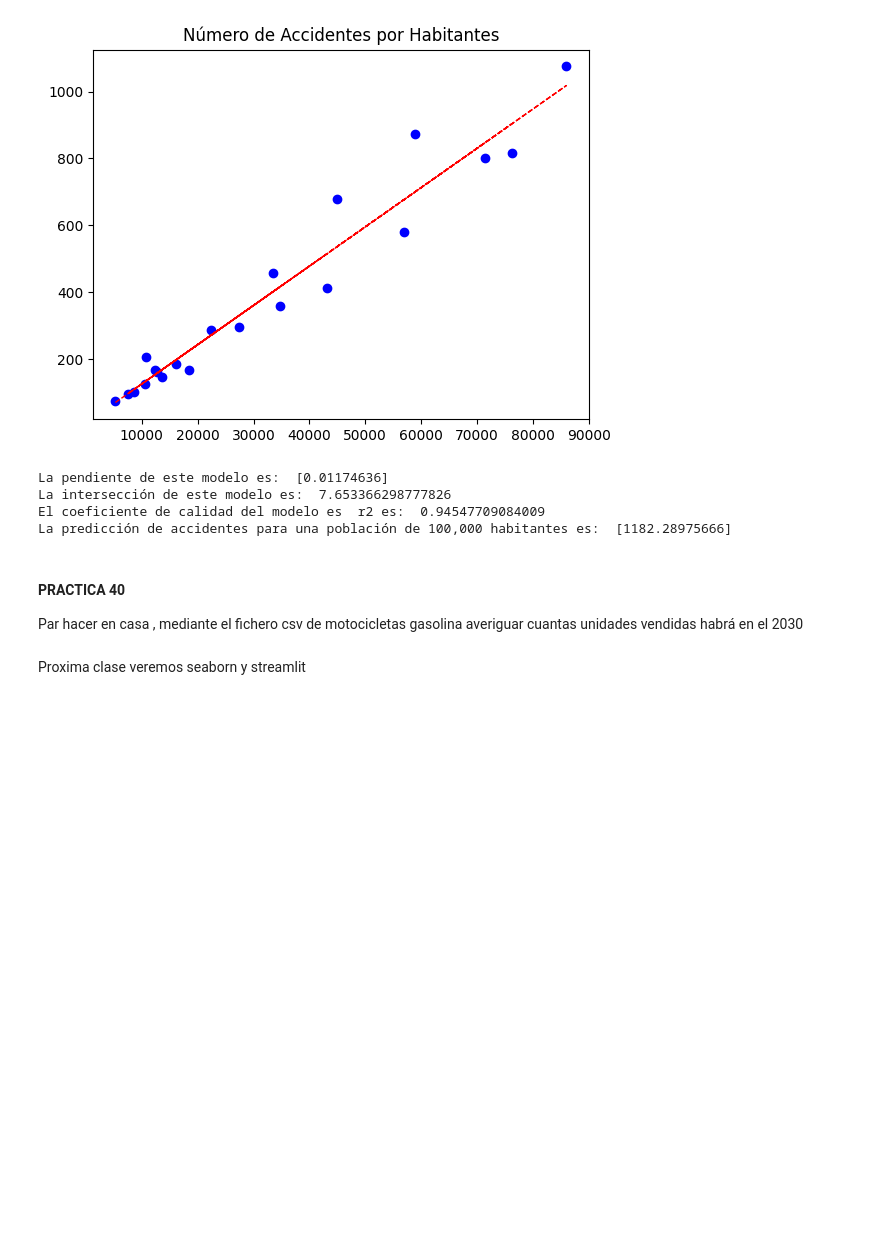
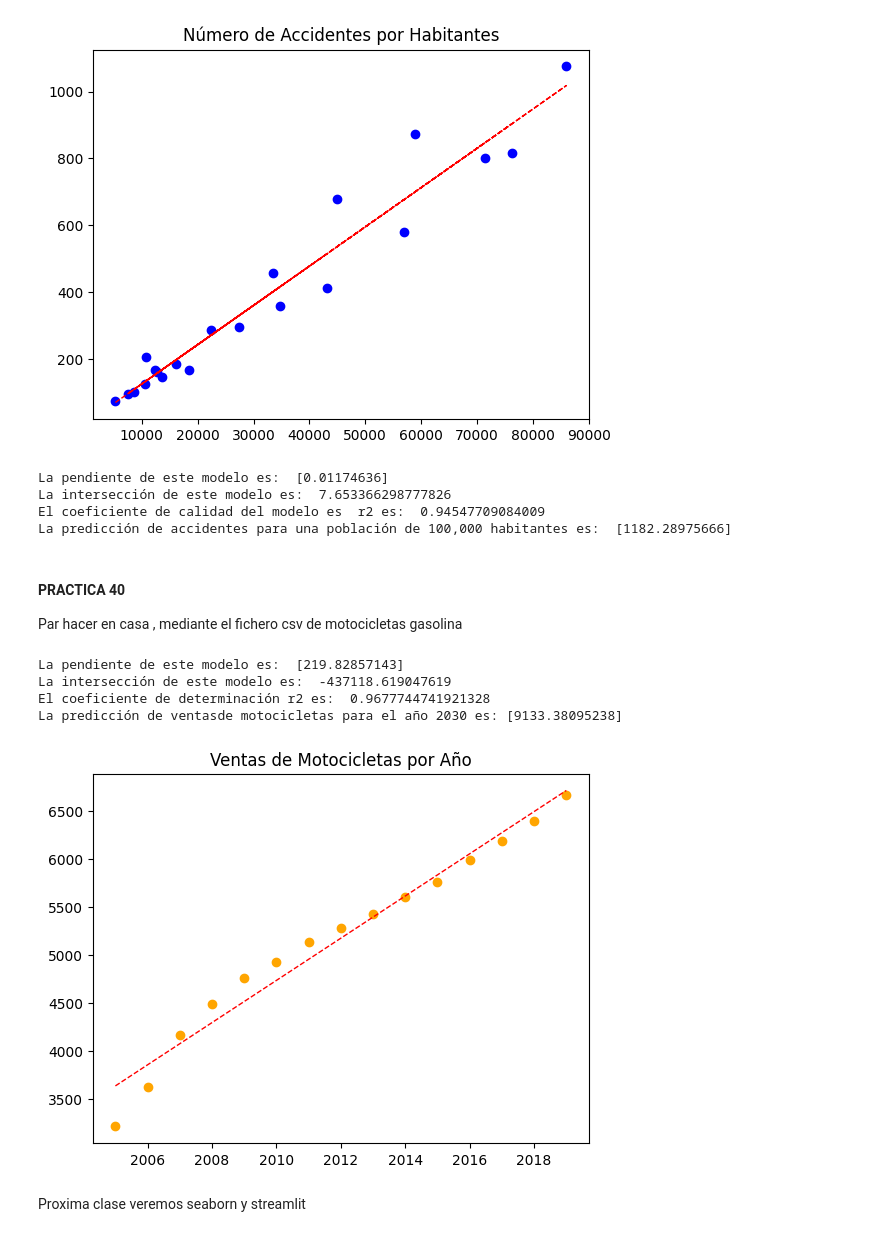
Before and after one commit to rogerloop/Data-Science-Project, a Jupyter notebook: notebooks/Apuntes_dia8_bis.ipynb, the cells around one changed output. Cells and saved outputs as stored; diff of their text form; code cells hidden in the pictures; blank space fills up the shorter version.

Commit message:
New exercise linear regresion

```diff
--- a/notebooks/Apuntes_dia8_bis.ipynb
+++ b/notebooks/Apuntes_dia8_bis.ipynb
@@ -85,6 +85,49 @@ El coeficiente de calidad del modelo es  r2 es:  0.94547709084009
 La predicción de accidentes para una población de 100,000 habitantes es:  [1182.28975666]
 # %% [markdown]
 ####  PRACTICA 40
-Par hacer en casa , mediante el fichero csv de motocicletas gasolina averiguar cuantas unidades vendidas habrá en el 2030
+Par hacer en casa , mediante el fichero csv de motocicletas gasolina
+# %%
+# averiguar cuantas unidades vendidas habra en el 2030
+
+import numpy as np
+import pandas as pd
+import matplotlib.pyplot as plt
+from sklearn.linear_model import LinearRegression
+
+Ventas_Motocicletas = pd.read_csv('/Users/rogerdefez/Documents/VSCWorkspace/Data-Science-Project/Datos para ejercicios/Motocicletas gasolina.csv')
+Ventas_Motocicletas
+# Vamos a crear un modelo predictivo para las ventas de motocicletas
+x= Ventas_Motocicletas['Año']
+y = Ventas_Motocicletas['Unidades']
+# Vamos a crear un gráfico de dispersión para visualizar los datos
+plt.scatter (x,y, color='orange')
+plt.title('Ventas de Motocicletas por Año')
+# Vamos a dibujar la línea de tendencia
+z = np.polyfit(x,y, 1)  # Ajusta los datos a una recta (grado 1)
+h = np.poly1d(z)(x)  # Crea una función polinómica de grado 1 a partir de los coeficientes z
+# Ahora vamos a dibujar la línea de tendencia
+plt.plot(x,h, "r--", lw=1)
+# Vamos a crear una instancia de LinearRegression
+lineal = LinearRegression()
+# Vamos a entrenar el modelo con los datos
+lineal.fit(x.values.reshape(-1, 1), y) # Reshape para que sea un vector columna
+# Vamos a averiguar la pendiente y la intersección
+a = lineal.coef_
+print("La pendiente de este modelo es: ", a)
+b = lineal.intercept_
+print("La intersección de este modelo es: ", b)
+# Vamos a averiguar el coeficiente de determinación r2 (calidad del modelo)
+r2 = lineal.score(x.values.reshape(-1, 1), y)
+print("El coeficiente de determinación r2 es: ", r2)
+# Vamos a hacer la predicción para el año 2030 y calcular la calidad del modelo
+año_2030 = np.array([2030])
+prediccion_2030 = lineal.predict(año_2030.reshape(-1, 1))  # Reshape para que sea un vector columna
+print("La predicción de ventasde motocicletas para el año 2030 es:", prediccion_2030)
+# %% [output]
+La pendiente de este modelo es:  [219.82857143]
+La intersección de este modelo es:  -437118.619047619
+El coeficiente de determinación r2 es:  0.9677744741921328
+La predicción de ventasde motocicletas para el año 2030 es: [9133.38095238]
+[figure, added]
 # %% [markdown]
 Proxima clase veremos seaborn y streamlit
```
Also changed, not shown: parts of 1 cell of this notebook.
